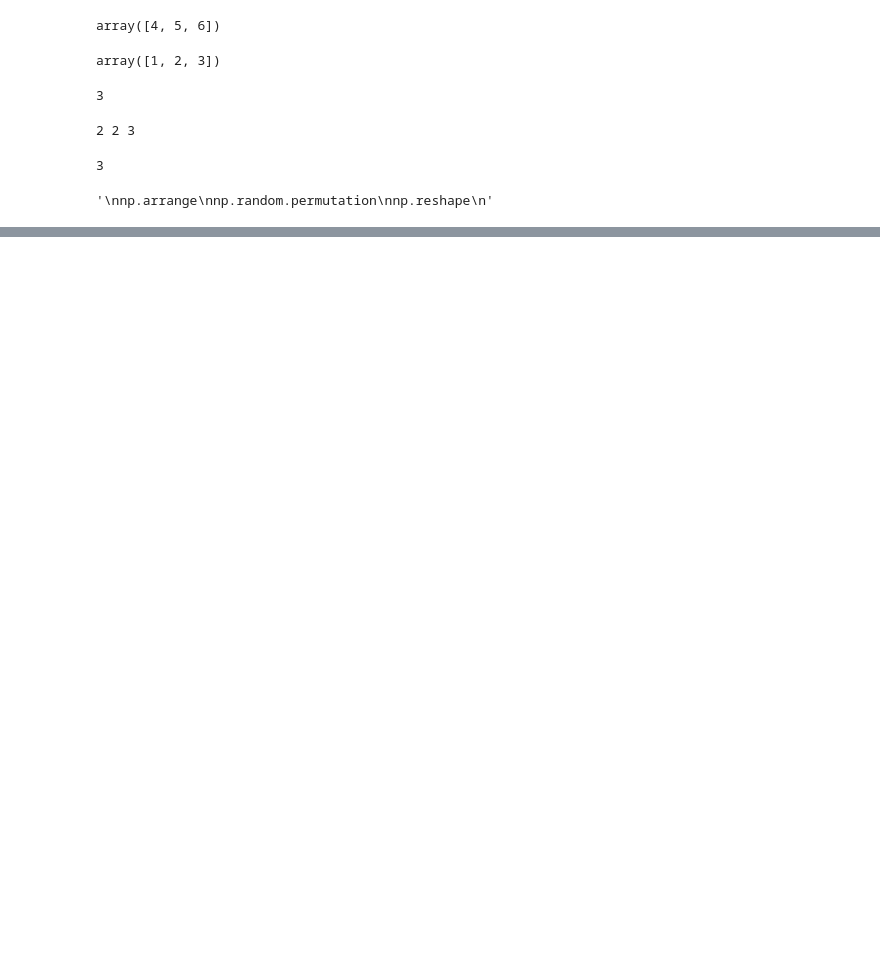
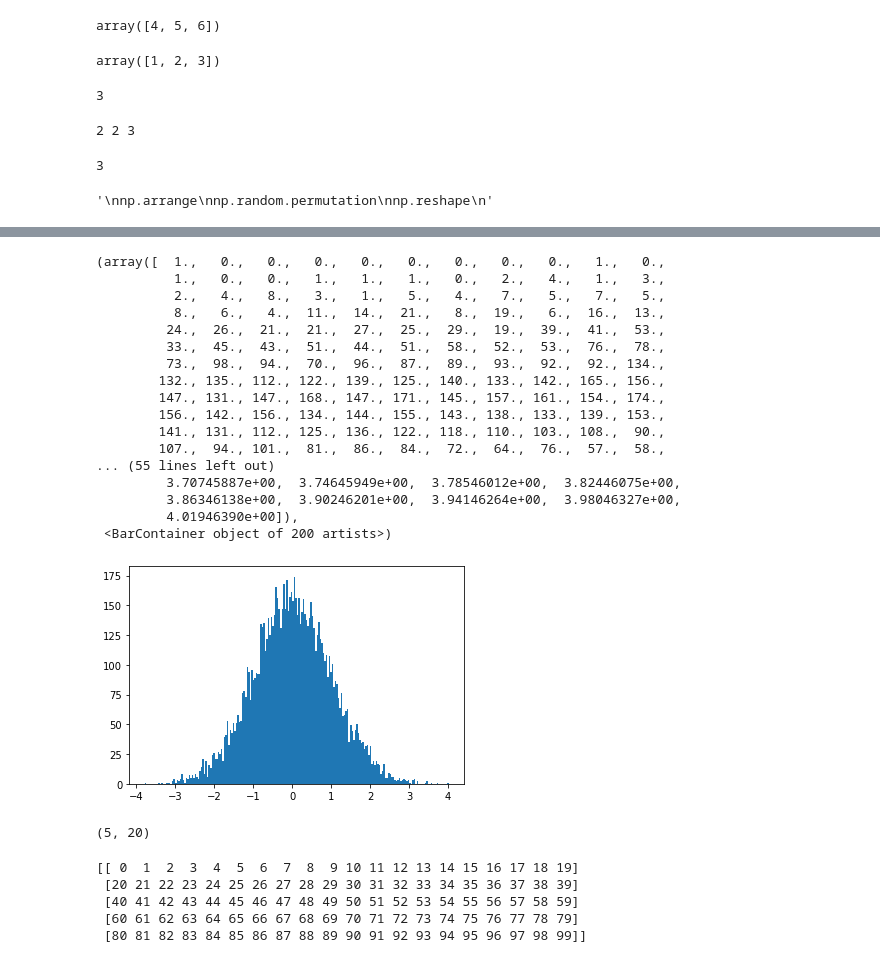
Before and after one commit to Neplasma/Python-Tutorials-Practice, a Jupyter notebook: PythonForDataScienceZeroToHero.ipynb, the cells around one changed output, grey strips where cells are left out. Saved outputs shown, nothing was run; the diff lists cells and outputs as text; code cells hidden in the pictures; blank space fills up the shorter version.

```diff
--- a/PythonForDataScienceZeroToHero.ipynb
+++ b/PythonForDataScienceZeroToHero.ipynb
@@ -754,0 +804,23 @@ np.random.randint(0,10)
+# %%
+B = np.random.randn(10000)
+# %%
+plt.hist(B,bins=200)
+# %% [output]
+(array([  1.,   0.,   0.,   0.,   0.,   0.,   0.,   0.,   0.,   1.,   0.,
+          1.,   0.,   0.,   1.,   1.,   1.,   0.,   2.,   4.,   1.,   3.,
+          2.,   4.,   8.,   3.,   1.,   5.,   4.,   7.,   5.,   7.,   5.,
+          8.,   6.,   4.,  11.,  14.,  21.,   8.,  19.,   6.,  16.,  13.,
+         24.,  26.,  21.,  21.,  27.,  25.,  29.,  19.,  39.,  41.,  53.,
+         33.,  45.,  43.,  51.,  44.,  51.,  58.,  52.,  53.,  76.,  78.,
+         73.,  98.,  94.,  70.,  96.,  87.,  89.,  93.,  92.,  92., 134.,
+        132., 135., 112., 122., 139., 125., 140., 133., 142., 165., 156.,
+        147., 131., 147., 168., 147., 171., 145., 157., 161., 154., 174.,
+        156., 142., 156., 134., 144., 155., 143., 138., 133., 139., 153.,
+        141., 131., 112., 125., 136., 122., 118., 110., 103., 108.,  90.,
+        107.,  94., 101.,  81.,  86.,  84.,  72.,  64.,  76.,  57.,  58.,
+... (55 lines left out)
+         3.70745887e+00,  3.74645949e+00,  3.78546012e+00,  3.82446075e+00,
+         3.86346138e+00,  3.90246201e+00,  3.94146264e+00,  3.98046327e+00,
+         4.01946390e+00]),
+ <BarContainer object of 200 artists>)
+[figure, added]
@@ -754,0 +829,12 @@ np.random.randint(0,10)
+# %%
+D.shape
+# %% [output]
+(5, 20)
+# %%
+print(D)
+# %% [output]
+[[ 0  1  2  3  4  5  6  7  8  9 10 11 12 13 14 15 16 17 18 19]
+ [20 21 22 23 24 25 26 27 28 29 30 31 32 33 34 35 36 37 38 39]
+ [40 41 42 43 44 45 46 47 48 49 50 51 52 53 54 55 56 57 58 59]
+ [60 61 62 63 64 65 66 67 68 69 70 71 72 73 74 75 76 77 78 79]
+ [80 81 82 83 84 85 86 87 88 89 90 91 92 93 94 95 96 97 98 99]]
```
Also changed, not shown: parts of 177 cells of this notebook, 1 other file.
